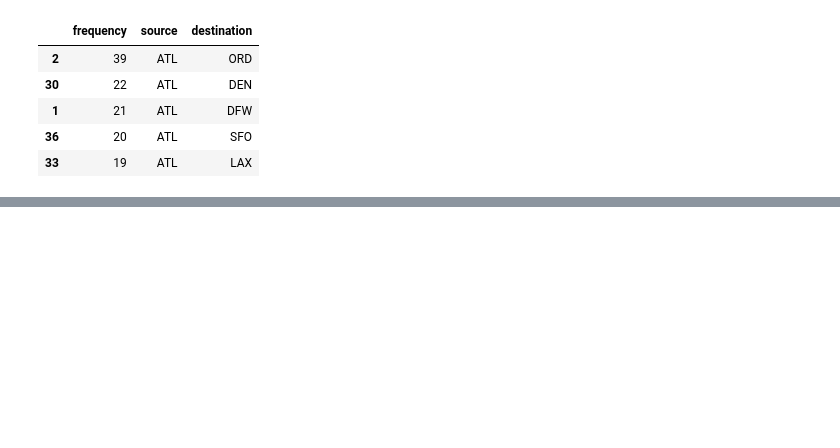
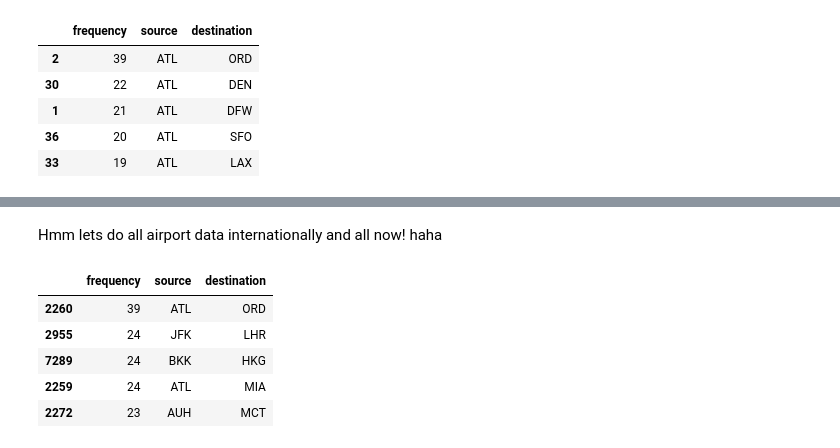
Before and after one commit to summerolmstead/Airport-Flights-Network, a Jupyter notebook: Airport_Flight_Network.ipynb, the cells around one changed output, grey strips where cells are left out. Drawn from its saved outputs; the diff is of its cells as text; code cells hidden in the pictures; blank space fills up the shorter version.

```diff
--- a/Airport_Flight_Network.ipynb
+++ b/Airport_Flight_Network.ipynb
@@ -151,3 +146,32 @@ files.download(file_name)
 # %% [output]
 [interactive output not drawn]
 [interactive output not drawn]
+# %% [markdown]
+Hmm lets do all airport data internationally and all now! haha
+# %%
+#ALL routes instead of filtering by major airports in US
+all_routes = routes_df  #copy of original
+
+#all unique airports
+all_airports = set(all_routes['source_airport']).union(set(all_routes['destination_airport']))
+
+#count occurrences of each route again
+route_counts = Counter(tuple(sorted([row['source_airport'], row['destination_airport']])) for _, row in all_routes.iterrows())
+#to df
+route_df = pd.DataFrame(route_counts.items(), columns=['route', 'frequency'])
+
+#split route tuple into two columns
+route_df[['source', 'destination']] = pd.DataFrame(route_df['route'].tolist(), index=route_df.index)
+
+#drop the tuple column
+route_df.drop(columns=['route'], inplace=True)
+
+#sample of the full dataset
+route_df.sort_values(by='frequency', ascending=False).head()
+# %% [output]
+|  | frequency | source | destination |
+| 2260 | 39 | ATL | ORD |
+| 2955 | 24 | JFK | LHR |
+| 7289 | 24 | BKK | HKG |
+| 2259 | 24 | ATL | MIA |
+| 2272 | 23 | AUH | MCT |
```
Also changed, not shown: parts of 4 cells of this notebook.
